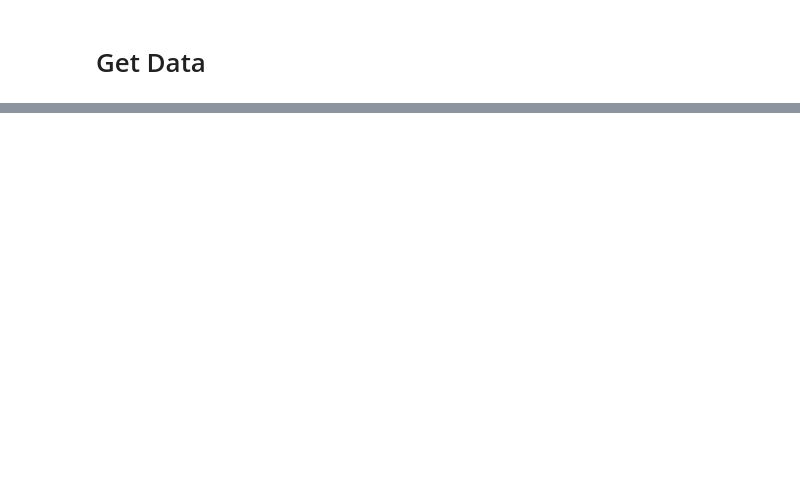
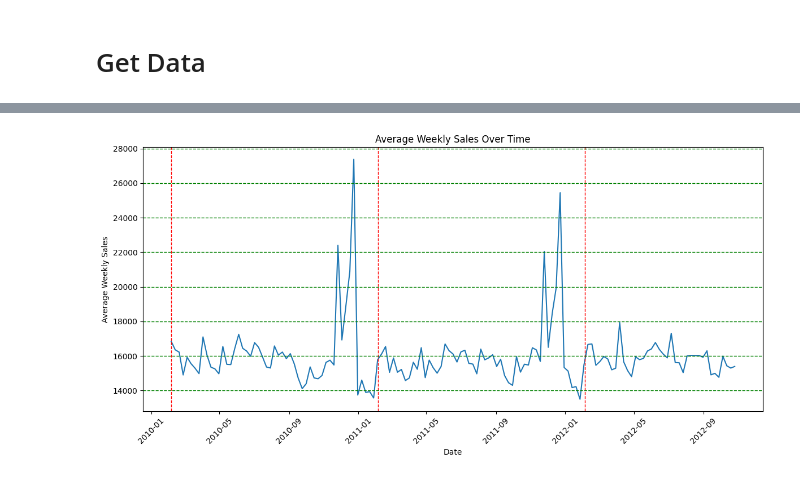
Before and after one commit to Cimbir/Store-Sales-Forecasting, a Jupyter notebook: model_sarima.ipynb, the cells around one changed output, grey strips where cells are left out. Saved outputs shown, nothing was run; the diff lists cells and outputs as text; code cells hidden in the pictures; blank space fills up the shorter version.

```diff
--- a/model_sarima.ipynb
+++ b/model_sarima.ipynb
@@ -133,0 +53,4 @@ test_loader = DataLoader(test_dataset, batch_size=BATCH_SIZE, shuffle=True)
+# %%
+train = pd.read_csv('train.csv')
+stores = pd.read_csv('stores.csv')
+features = pd.read_csv('features.csv')
@@ -133,0 +84,6 @@ test_loader = DataLoader(test_dataset, batch_size=BATCH_SIZE, shuffle=True)
+# %%
+df = pd.merge(train, features, on=['Store', 'Date'], how='left')
+df = pd.merge(df, stores, on='Store', how='left')
+df = df.drop('IsHoliday_y', axis=1)
+
+display(df.head())
@@ -133,0 +97,24 @@ test_loader = DataLoader(test_dataset, batch_size=BATCH_SIZE, shuffle=True)
+# %%
+df['Date'] = pd.to_datetime(df['Date'])
+avg_sales_over_time = df.groupby('Date')['Weekly_Sales'].mean()
+
+plt.figure(figsize=(12, 6))
+plt.plot(avg_sales_over_time.index, avg_sales_over_time.values)
+plt.xlabel('Date')
+plt.ylabel('Average Weekly Sales')
+plt.title('Average Weekly Sales Over Time')
+plt.xticks(rotation=45)
+plt.tight_layout()
+
+# Add vertical lines for the end of each year
+years = pd.to_datetime(avg_sales_over_time.index).year.unique()
+for year in years:
+    end_of_year = pd.to_datetime(f'{year}-02-05')
+    plt.axvline(end_of_year, color='red', linestyle='--', lw=1)
+
+for i in range(7, 15):
+  plt.axhline(i * 2000, color='green', linestyle='--', lw=1)
+
+plt.show()
+# %% [output]
+[figure, added]
```
Also changed, not shown: parts of 38 cells of this notebook.
